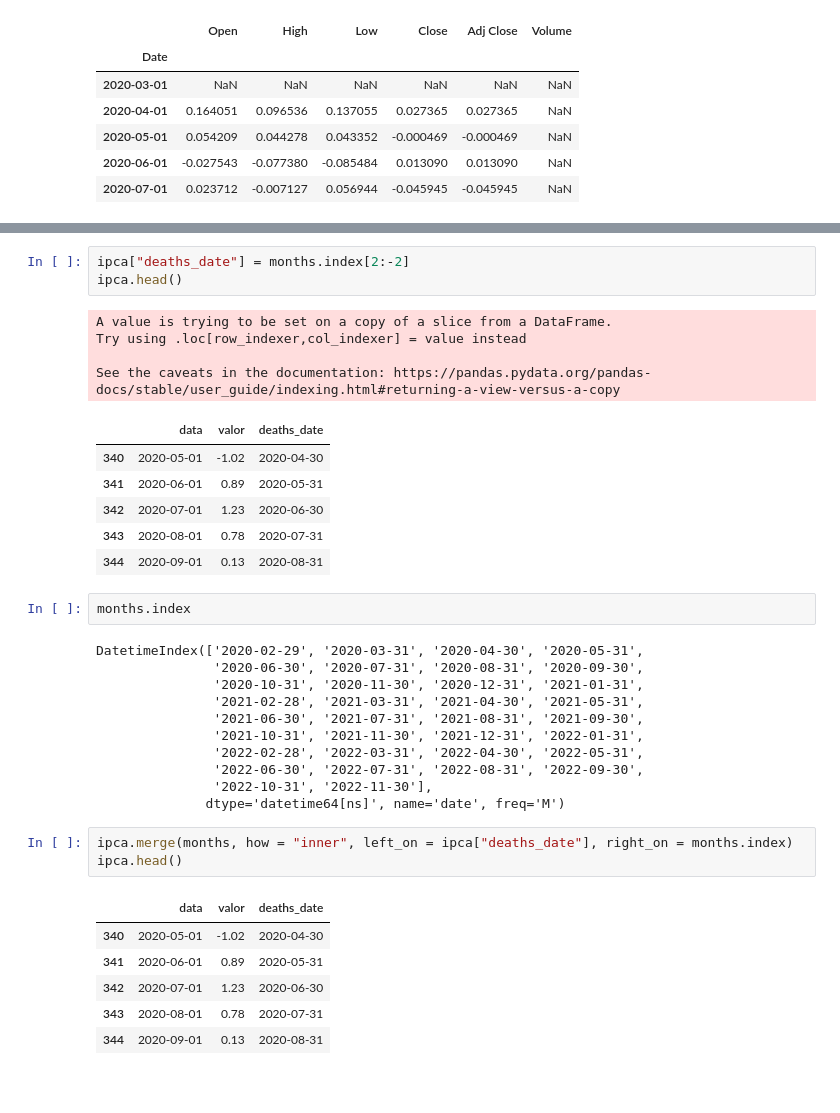
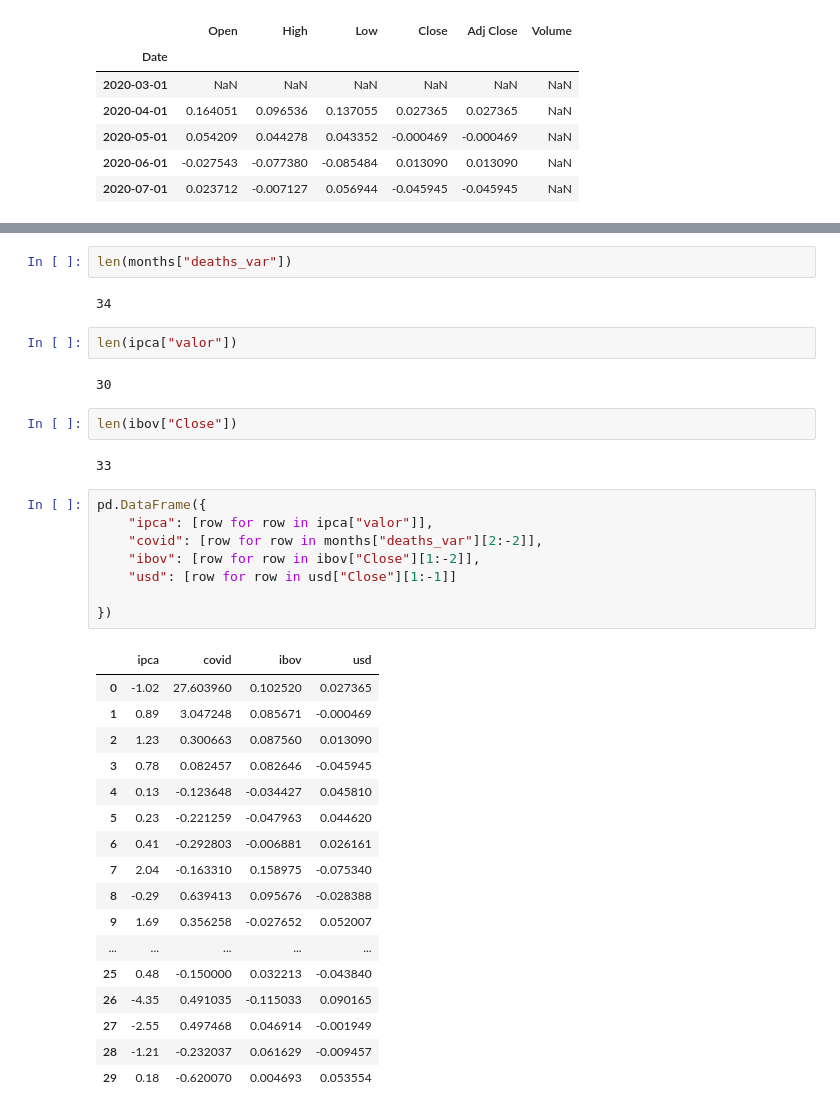
Before and after one commit to til021/divtech_covid_analysis, a Jupyter notebook: covid.ipynb, the cells around one changed output, grey strips where cells are left out. Cells and saved outputs as stored; diff of their text form; blank space fills up the shorter version.

```diff
--- a/covid.ipynb
+++ b/covid.ipynb
@@ -214,40 +214,41 @@ fig = fig.add_trace(go.Scatter(x = dfs["usd"].index[1:],
 fig.show()
 # %% [output]
 [interactive output not drawn]
-# %%
-ipca["deaths_date"] = months.index[2:-2]
-ipca.head()
-# %% [output]
-A value is trying to be set on a copy of a slice from a DataFrame.
-Try using .loc[row_indexer,col_indexer] = value instead
-
-See the caveats in the documentation: https://pandas.pydata.org/pandas-docs/stable/user_guide/indexing.html#returning-a-view-versus-a-copy
-|  | data | valor | deaths_date |
-| 340 | 2020-05-01 | -1.02 | 2020-04-30 |
-| 341 | 2020-06-01 | 0.89 | 2020-05-31 |
-| 342 | 2020-07-01 | 1.23 | 2020-06-30 |
-| 343 | 2020-08-01 | 0.78 | 2020-07-31 |
-| 344 | 2020-09-01 | 0.13 | 2020-08-31 |
-# %%
-months.index
-# %% [output]
-DatetimeIndex(['2020-02-29', '2020-03-31', '2020-04-30', '2020-05-31',
-               '2020-06-30', '2020-07-31', '2020-08-31', '2020-09-30',
-               '2020-10-31', '2020-11-30', '2020-12-31', '2021-01-31',
-               '2021-02-28', '2021-03-31', '2021-04-30', '2021-05-31',
-               '2021-06-30', '2021-07-31', '2021-08-31', '2021-09-30',
-               '2021-10-31', '2021-11-30', '2021-12-31', '2022-01-31',
-               '2022-02-28', '2022-03-31', '2022-04-30', '2022-05-31',
-               '2022-06-30', '2022-07-31', '2022-08-31', '2022-09-30',
-               '2022-10-31', '2022-11-30'],
-              dtype='datetime64[ns]', name='date', freq='M')
-# %%
-ipca.merge(months, how = "inner", left_on = ipca["deaths_date"], right_on = months.index)
-ipca.head()
-# %% [output]
-|  | data | valor | deaths_date |
-| 340 | 2020-05-01 | -1.02 | 2020-04-30 |
-| 341 | 2020-06-01 | 0.89 | 2020-05-31 |
-| 342 | 2020-07-01 | 1.23 | 2020-06-30 |
-| 343 | 2020-08-01 | 0.78 | 2020-07-31 |
-| 344 | 2020-09-01 | 0.13 | 2020-08-31 |
+# %%
+len(months["deaths_var"])
+# %% [output]
+34
+# %%
+len(ipca["valor"])
+# %% [output]
+30
+# %%
+len(ibov["Close"])
+# %% [output]
+33
+# %%
+pd.DataFrame({
+    "ipca": [row for row in ipca["valor"]],
+    "covid": [row for row in months["deaths_var"][2:-2]],
+    "ibov": [row for row in ibov["Close"][1:-2]],
+    "usd": [row for row in usd["Close"][1:-1]]
+
+})
+# %% [output]
+|  | ipca | covid | ibov | usd |
+| 0 | -1.02 | 27.603960 | 0.102520 | 0.027365 |
+| 1 | 0.89 | 3.047248 | 0.085671 | -0.000469 |
+| 2 | 1.23 | 0.300663 | 0.087560 | 0.013090 |
+| 3 | 0.78 | 0.082457 | 0.082646 | -0.045945 |
+| 4 | 0.13 | -0.123648 | -0.034427 | 0.045810 |
+| 5 | 0.23 | -0.221259 | -0.047963 | 0.044620 |
+| 6 | 0.41 | -0.292803 | -0.006881 | 0.026161 |
+| 7 | 2.04 | -0.163310 | 0.158975 | -0.075340 |
+| 8 | -0.29 | 0.639413 | 0.095676 | -0.028388 |
+| 9 | 1.69 | 0.356258 | -0.027652 | 0.052007 |
+| ... | ... | ... | ... | ... |
+| 25 | 0.48 | -0.150000 | 0.032213 | -0.043840 |
+| 26 | -4.35 | 0.491035 | -0.115033 | 0.090165 |
+| 27 | -2.55 | 0.497468 | 0.046914 | -0.001949 |
+| 28 | -1.21 | -0.232037 | 0.061629 | -0.009457 |
+| 29 | 0.18 | -0.620070 | 0.004693 | 0.053554 |
```
Also changed, not shown: parts of 2 cells of this notebook.
